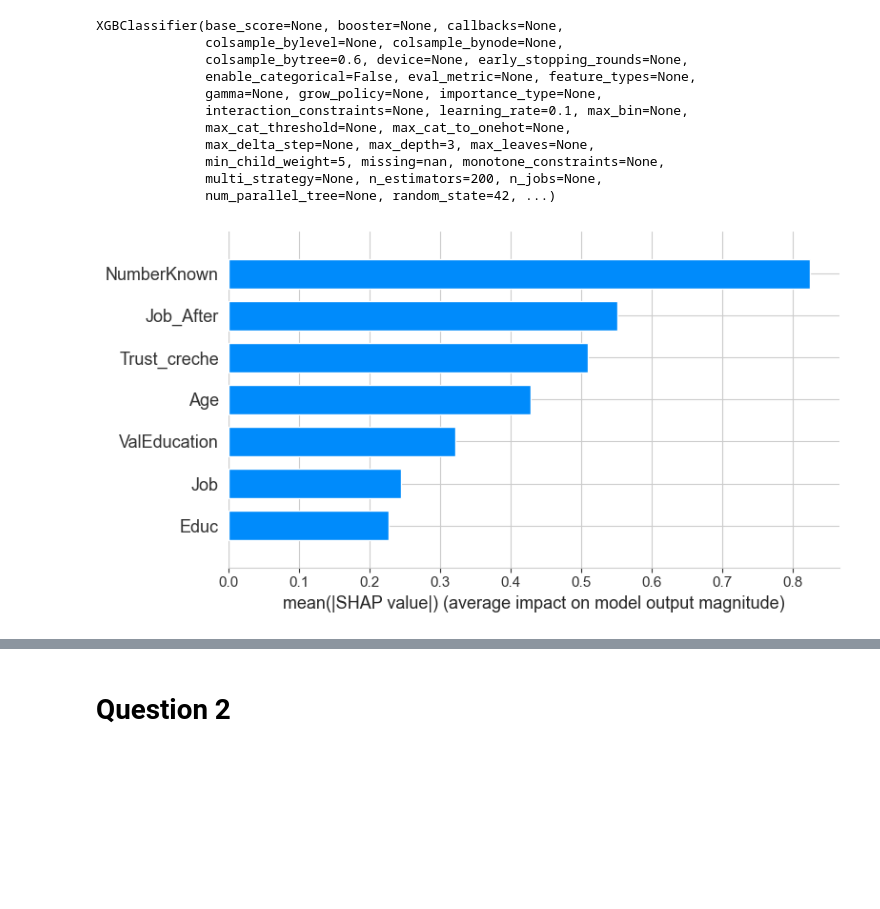
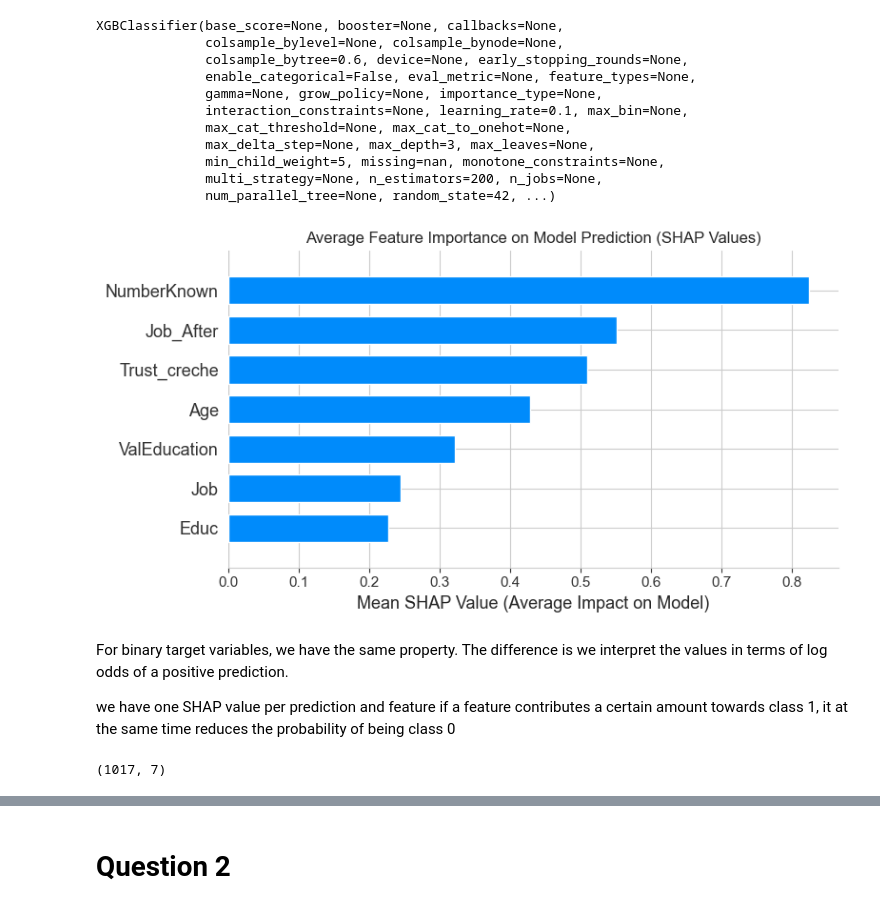
Before and after one commit to SylvainEstebe/predict_intention_action_gap, a Jupyter notebook: src/predictive_notebook.ipynb, the cells around one changed output, grey strips where cells are left out. Saved outputs shown, nothing was run; the diff lists cells and outputs as text; code cells hidden in the pictures; blank space fills up the shorter version.

```diff
--- a/src/predictive_notebook.ipynb
+++ b/src/predictive_notebook.ipynb
@@ -845,17 +841,30 @@ XGBClassifier(base_score=None, booster=None, callbacks=None,
               multi_strategy=None, n_estimators=200, n_jobs=None,
               num_parallel_tree=None, random_state=42, ...)
 # %%
-import shap
-import matplotlib.pyplot as plt
-
+# Feature importance
 # Create an explainer object
 explainer = shap.Explainer(best_model.best_estimator_, X_train)
 shap_values = explainer(X_train)
 
 # Create the SHAP summary plot and save it
-plt.figure(figsize=(3, 3))
+plt.figure(figsize=(8, 6))  # Adjusting size for better readability
 shap.summary_plot(shap_values, features=X_train, feature_names=X_train.columns, plot_type='bar', show=False)
+
+# Adding the new title and simplified x-axis label
+plt.title("Average Feature Importance on Model Prediction (SHAP Values)")
+plt.xlabel("Mean SHAP Value (Average Impact on Model)")
+
+plt.tight_layout()
 plt.savefig("/Users/sylvainestebe/Code/data_child/fig/Q1_features_importance.png", dpi=700)
 plt.show()
 # %% [output]
-[figure, old version]
+[figure, new version]
+# %% [markdown]
+For binary target variables, we have the same property. The difference is we interpret the values in terms of log odds of a positive prediction.
+
+we have one SHAP value per prediction and feature
+if a feature contributes a certain amount towards class 1, it at the same time reduces the probability of being class 0
+# %%
+print(shap_values.shape) #output: (4177, 8)
+# %% [output]
+(1017, 7)
```
Also changed, not shown: parts of 36 cells of this notebook, 53 other files.
